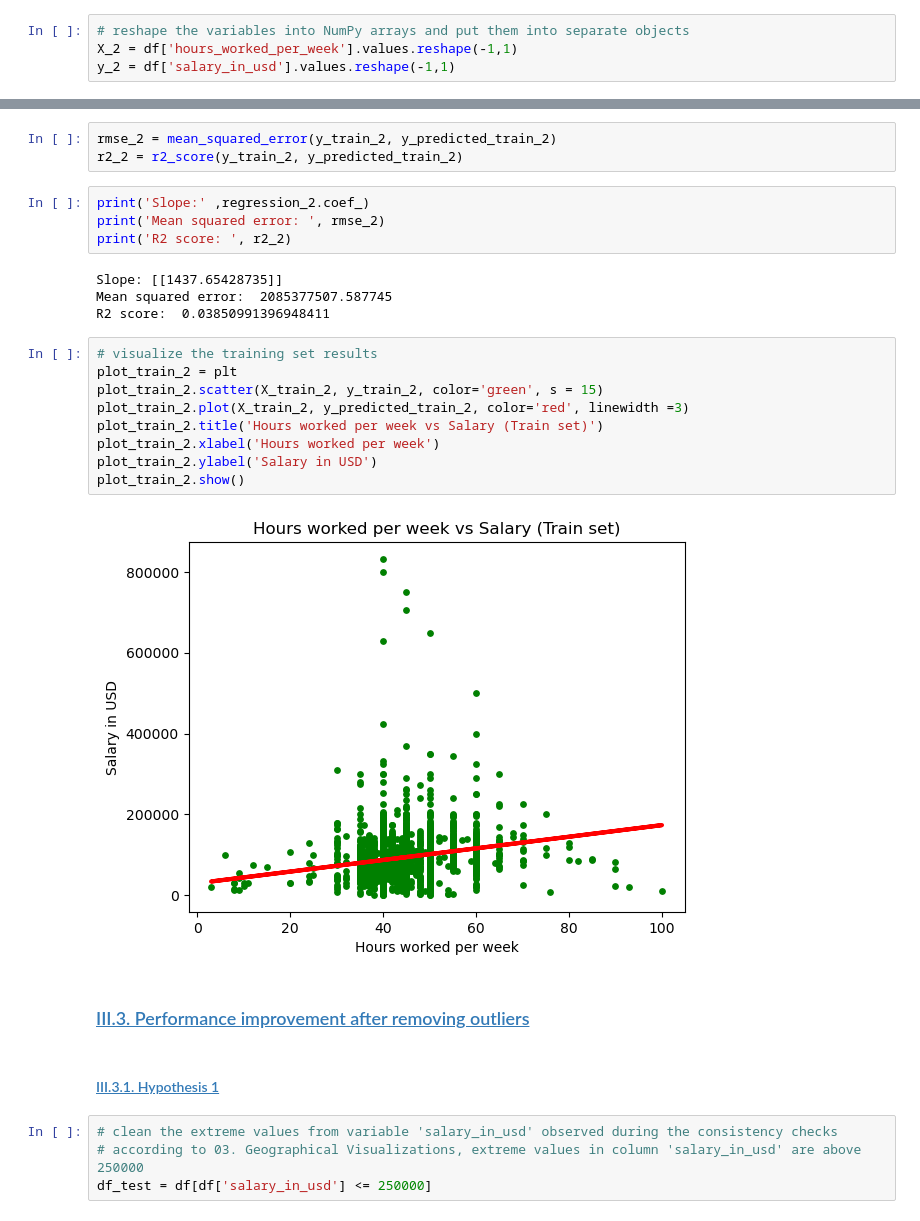
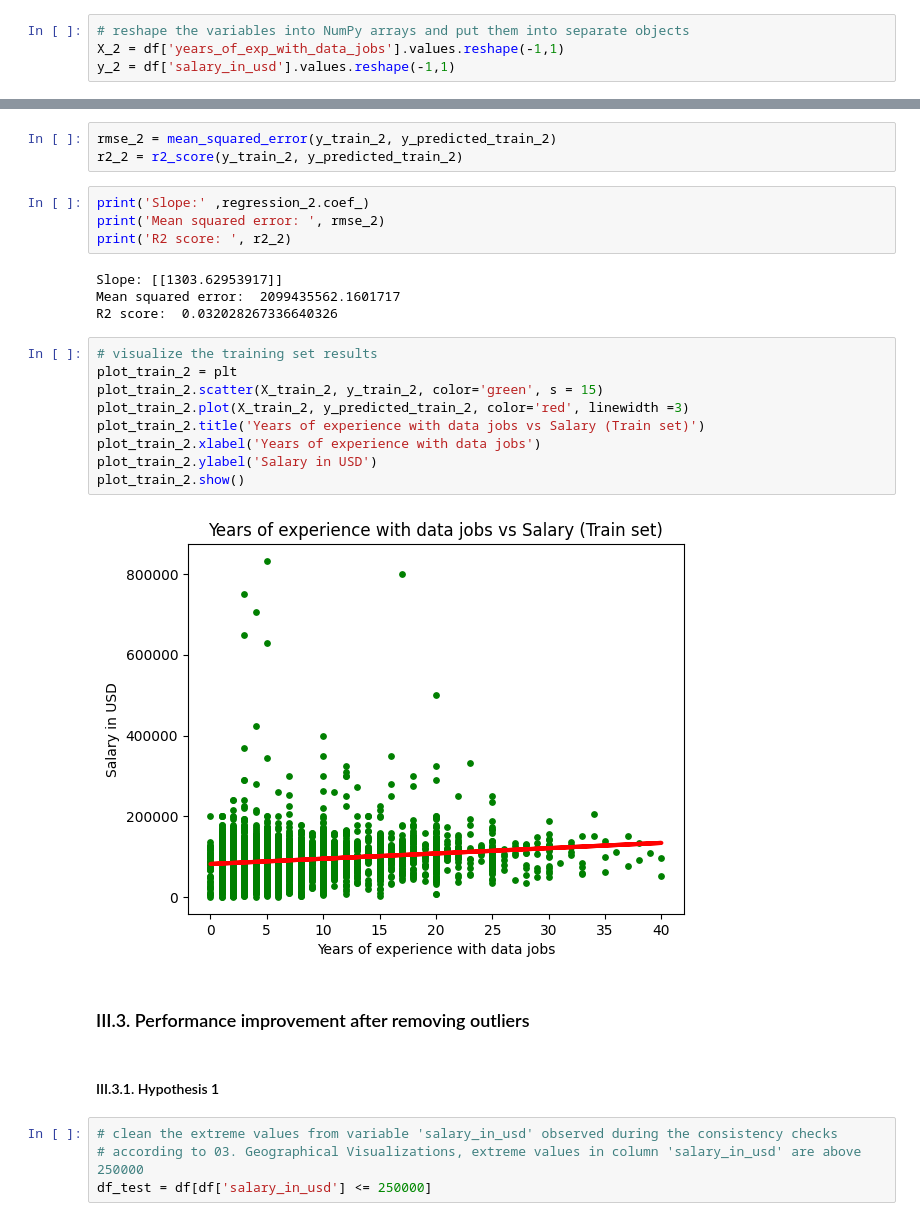
Before and after one commit to goghcore/2021-data-salary-data-analysis, a Jupyter notebook: python-scripts/04-supervised-machine-learning-regression.ipynb, the cells around one changed output, grey strips where cells are left out. Cells and saved outputs as stored; diff of their text form.

Commit message:
Perform supervised machine learning (regression)

```diff
--- a/python-scripts/04-supervised-machine-learning-regression.ipynb
+++ b/python-scripts/04-supervised-machine-learning-regression.ipynb
@@ -203,6 +173,6 @@ plt.show()
 # %%
 # reshape the variables into NumPy arrays and put them into separate objects
-X_2 = df['hours_worked_per_week'].values.reshape(-1,1)
+X_2 = df['years_of_exp_with_data_jobs'].values.reshape(-1,1)
 y_2 = df['salary_in_usd'].values.reshape(-1,1)
 # %%
 X_2
@@ -431,24 +401,24 @@ print('Slope:' ,regression_2.coef_)
 print('Mean squared error: ', rmse_2)
 print('R2 score: ', r2_2)
 # %% [output]
-Slope: [[1437.65428735]]
-Mean squared error:  2085377507.587745
-R2 score:  0.03850991396948411
+Slope: [[1303.62953917]]
+Mean squared error:  2099435562.1601717
+R2 score:  0.032028267336640326
 # %%
 # visualize the training set results
 plot_train_2 = plt
 plot_train_2.scatter(X_train_2, y_train_2, color='green', s = 15)
 plot_train_2.plot(X_train_2, y_predicted_train_2, color='red', linewidth =3)
-plot_train_2.title('Hours worked per week vs Salary (Train set)')
-plot_train_2.xlabel('Hours worked per week')
+plot_train_2.title('Years of experience with data jobs vs Salary (Train set)')
+plot_train_2.xlabel('Years of experience with data jobs')
 plot_train_2.ylabel('Salary in USD')
 plot_train_2.show()
 # %% [output]
-[figure, old version]
+[figure, new version]
 # %% [markdown]
-### <a id='toc1_4_3_'></a>[III.3. Performance improvement after removing outliers](#toc0_)
+### III.3. Performance improvement after removing outliers
 # %% [markdown]
-#### <a id='toc1_4_3_1_'></a>[III.3.1. Hypothesis 1](#toc0_)
+#### III.3.1. Hypothesis 1
 # %%
 # clean the extreme values from variable 'salary_in_usd' observed during the consistency checks
 # according to 03. Geographical Visualizations, extreme values in column 'salary_in_usd' are above 250000
```
Also changed, not shown: parts of 34 cells of this notebook.
